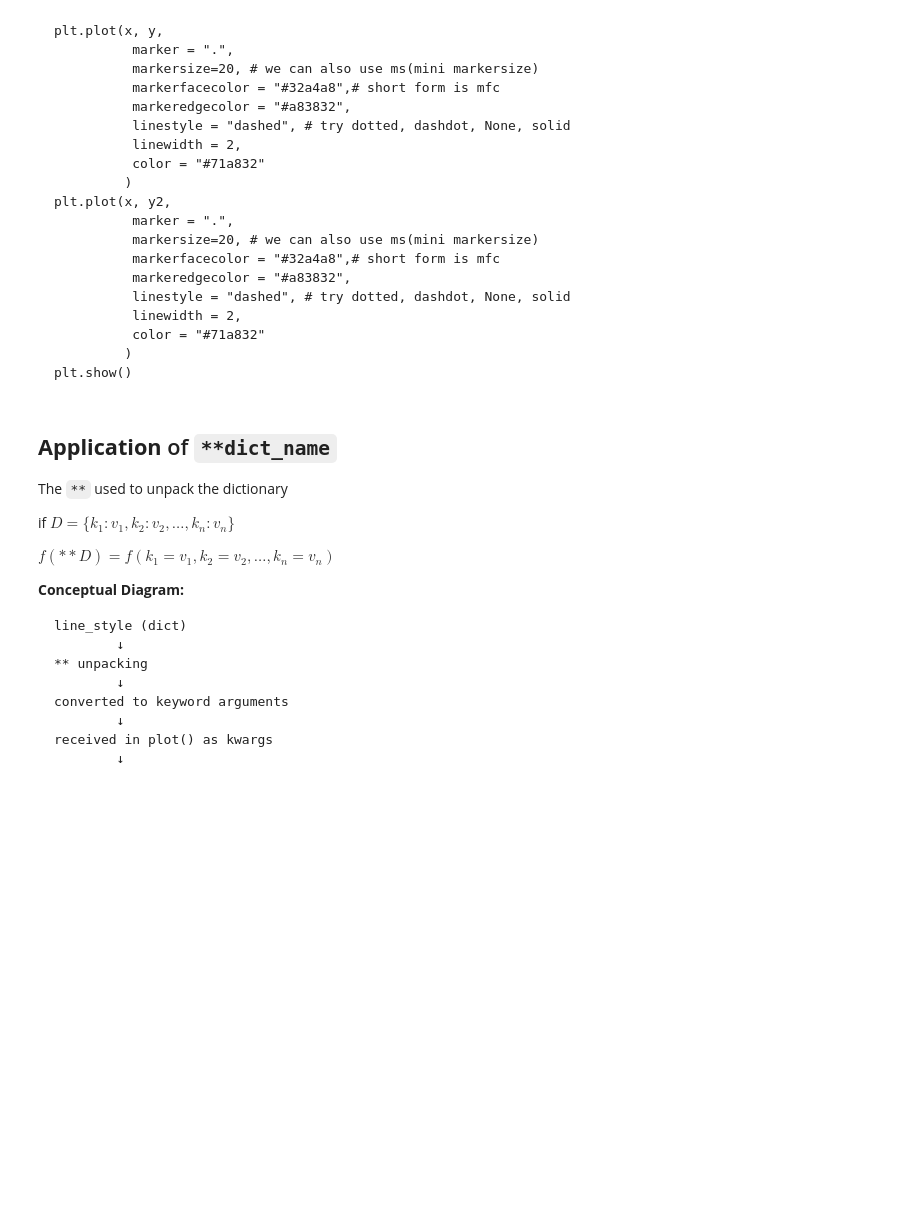
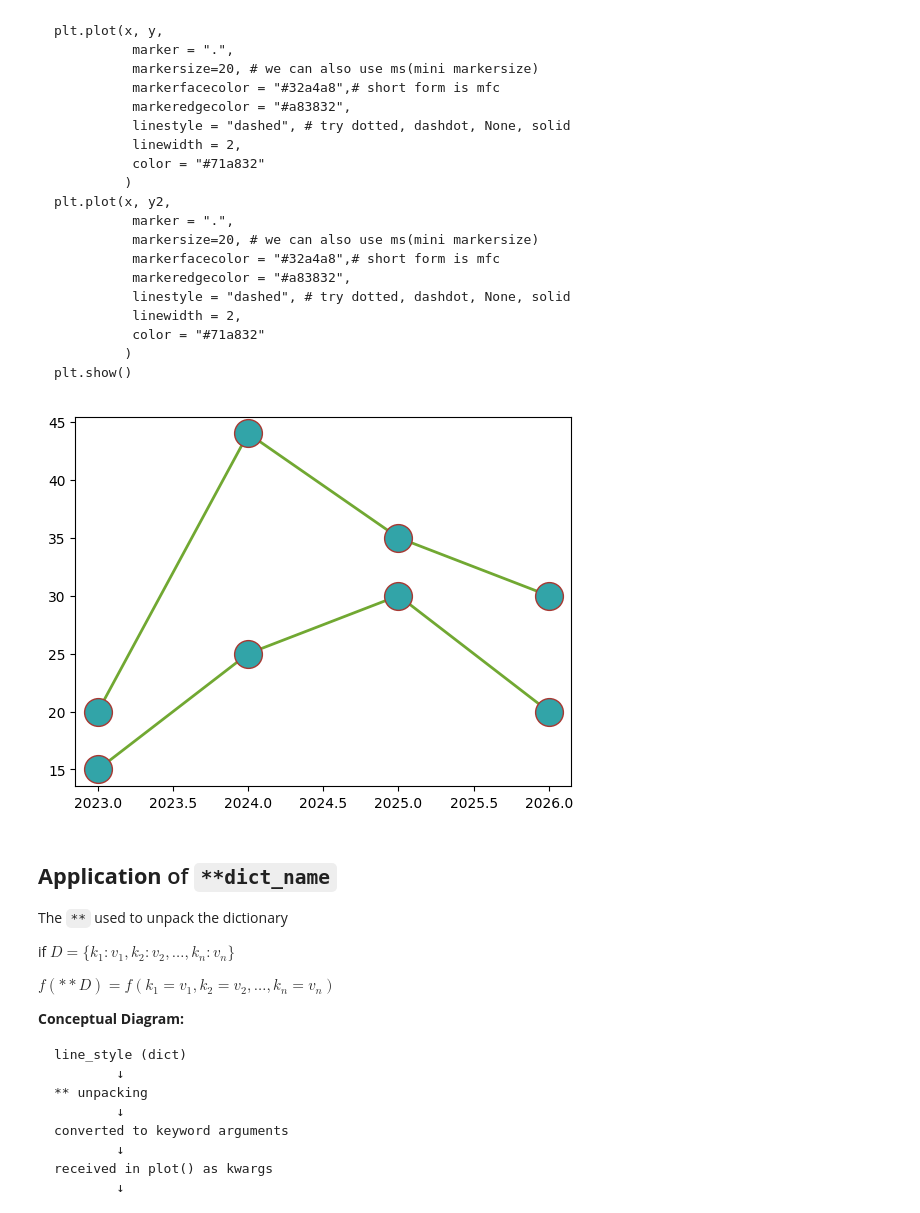
Before and after one commit to 1sazzad/Data-Science-Artificial-Intelligence-Foundation-Course, a Jupyter notebook: Matplotlib_Class_8.ipynb, the cells around one changed output. Cells and saved outputs as stored; diff of their text form; code cells hidden in the pictures; blank space fills up the shorter version.

````diff
--- a/Matplotlib_Class_8.ipynb
+++ b/Matplotlib_Class_8.ipynb
@@ -72,6 +94,36 @@ plt.plot(x, y2,
          )
 plt.show()
 ```
+# %%
+x = np.array([2023, 2024, 2025, 2026])
+y = np.array([15, 25, 30, 20])
+y2 = np.array([20, 44, 35, 30])
+'''
+y4, y5, y6 ....
+'''
+
+plt.plot(x, y,
+         marker = "o",
+         markersize=20, # we can also use ms(mini markersize)
+         markerfacecolor = "#32a4a8",# short form is mfc
+         markeredgecolor = "#a83832",
+         linestyle = "solid", # try dotted, dashdot, None, solid
+         linewidth = 2,
+         color = "#71a832"
+         )
+plt.plot(x, y2,
+          marker = "o",
+         markersize=20, # we can also use ms(mini markersize)
+         markerfacecolor = "#32a4a8",# short form is mfc
+         markeredgecolor = "#a83832",
+         linestyle = "solid", # try dotted, dashdot, None, solid
+         linewidth = 2,
+         color = "#71a832"
+         )
+
+plt.show()
+# %% [output]
+[figure, added]
 # %% [markdown]
 ## **Application** of `**dict_name`
 
````
Also changed, not shown: parts of 11 cells of this notebook.
